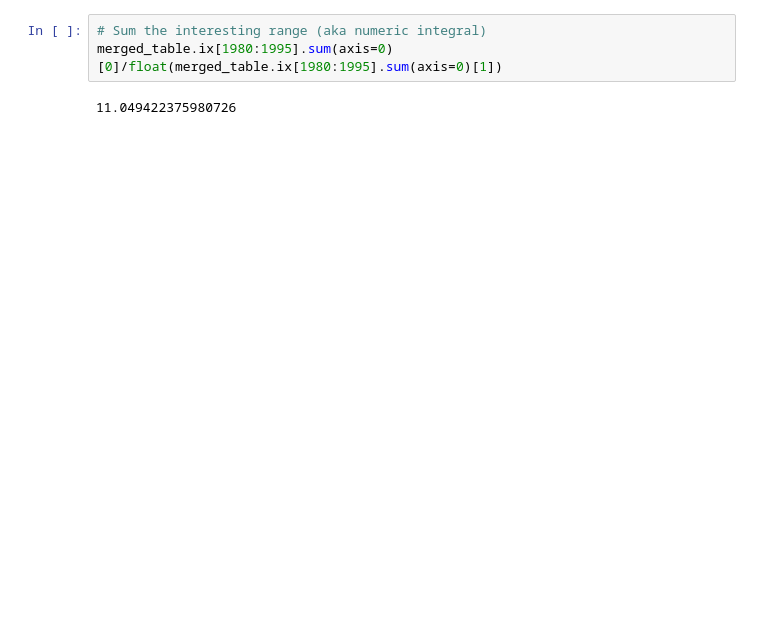
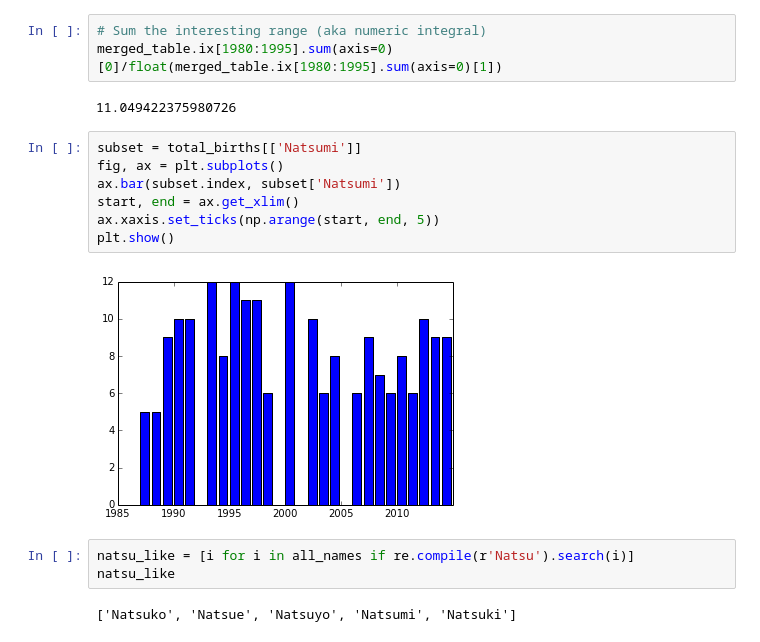
Before and after one commit to jlantos/Baby-name-analysis, a Jupyter notebook: Name_analysis.ipynb, the cells around one changed output. Drawn from its saved outputs; the diff is of its cells as text; blank space fills up the shorter version.

```diff
--- a/Name_analysis.ipynb
+++ b/Name_analysis.ipynb
@@ -108,3 +115,17 @@ plt.show()
 merged_table.ix[1980:1995].sum(axis=0)[0]/float(merged_table.ix[1980:1995].sum(axis=0)[1])
 # %% [output]
 11.049422375980726
+# %%
+subset = total_births[['Natsumi']]
+fig, ax = plt.subplots()
+ax.bar(subset.index, subset['Natsumi'])
+start, end = ax.get_xlim()
+ax.xaxis.set_ticks(np.arange(start, end, 5))
+plt.show()
+# %% [output]
+[figure, added]
+# %%
+natsu_like = [i for i in all_names if re.compile(r'Natsu').search(i)]
+natsu_like
+# %% [output]
+['Natsuko', 'Natsue', 'Natsuyo', 'Natsumi', 'Natsuki']
```
Also changed, not shown: parts of 13 cells of this notebook.
